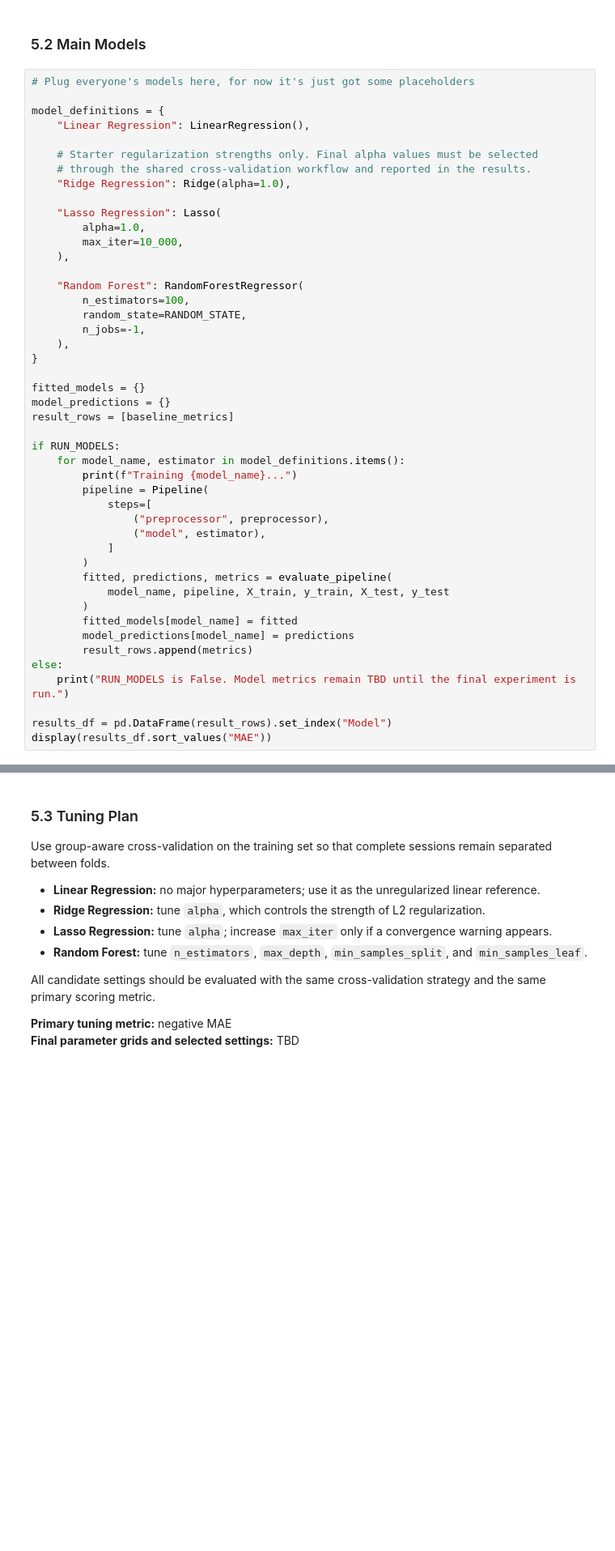
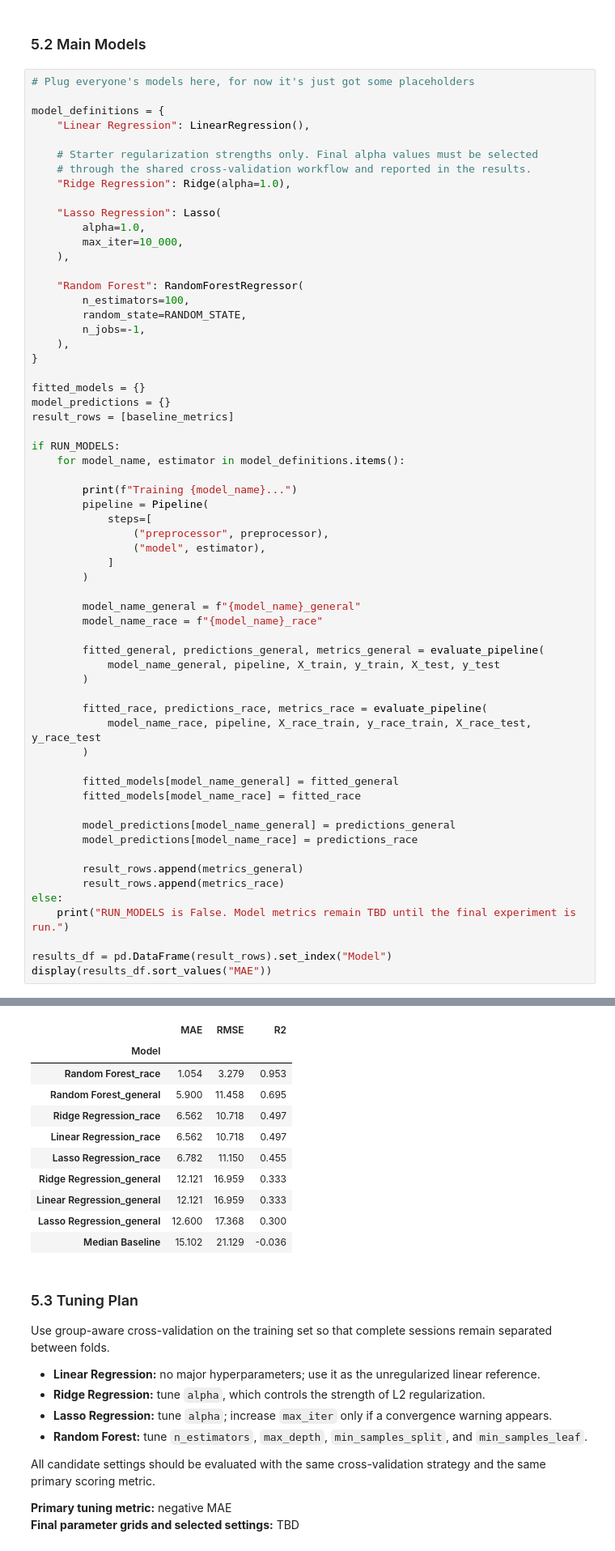
Before and after one commit to Sean-Staszewski/F1-Grand-Prix-Predictor, a Jupyter notebook: Project_Notebook_Results.ipynb, the cells around one changed output, grey strips where cells are left out. Shown at 81% size. Drawn from its saved outputs; the diff is of its cells as text; blank space fills up the shorter version.

```diff
--- a/Project_Notebook_Results.ipynb
+++ b/Project_Notebook_Results.ipynb
@@ -1035,6 +1076,7 @@ result_rows = [baseline_metrics]
 
 if RUN_MODELS:
     for model_name, estimator in model_definitions.items():
+
         print(f"Training {model_name}...")
         pipeline = Pipeline(
             steps=[
@@ -1042,14 +1084,29 @@ if RUN_MODELS:
                 ("model", estimator),
             ]
         )
-        fitted, predictions, metrics = evaluate_pipeline(
-            model_name, pipeline, X_train, y_train, X_test, y_test
+
+        model_name_general = f"{model_name}_general"
+        model_name_race = f"{model_name}_race"
+
+        fitted_general, predictions_general, metrics_general = evaluate_pipeline(
+            model_name_general, pipeline, X_train, y_train, X_test, y_test
         )
-        fitted_models[model_name] = fitted
-        model_predictions[model_name] = predictions
-        result_rows.append(metrics)
+
+        fitted_race, predictions_race, metrics_race = evaluate_pipeline(
+            model_name_race, pipeline, X_race_train, y_race_train, X_race_test, y_race_test
+        )
+
+        fitted_models[model_name_general] = fitted_general
+        fitted_models[model_name_race] = fitted_race
+
+        model_predictions[model_name_general] = predictions_general
+        model_predictions[model_name_race] = predictions_race
+
+        result_rows.append(metrics_general)
+        result_rows.append(metrics_race)
 else:
     print("RUN_MODELS is False. Model metrics remain TBD until the final experiment is run.")
 
 results_df = pd.DataFrame(result_rows).set_index("Model")
 display(results_df.sort_values("MAE"))
+# %% [output]
@@ -1056,3 +1117,14 @@ display(results_df.sort_values("MAE"))
+|  | MAE | RMSE | R2 |
+| Model |  |  |  |
+| Random Forest_race | 1.054 | 3.279 | 0.953 |
+| Random Forest_general | 5.900 | 11.458 | 0.695 |
+| Ridge Regression_race | 6.562 | 10.718 | 0.497 |
+| Linear Regression_race | 6.562 | 10.718 | 0.497 |
+| Lasso Regression_race | 6.782 | 11.150 | 0.455 |
+| Ridge Regression_general | 12.121 | 16.959 | 0.333 |
+| Linear Regression_general | 12.121 | 16.959 | 0.333 |
+| Lasso Regression_general | 12.600 | 17.368 | 0.300 |
+| Median Baseline | 15.102 | 21.129 | -0.036 |
 # %% [markdown]
 ### 5.3 Tuning Plan
 
```
Also changed, not shown: parts of 18 cells of this notebook.
